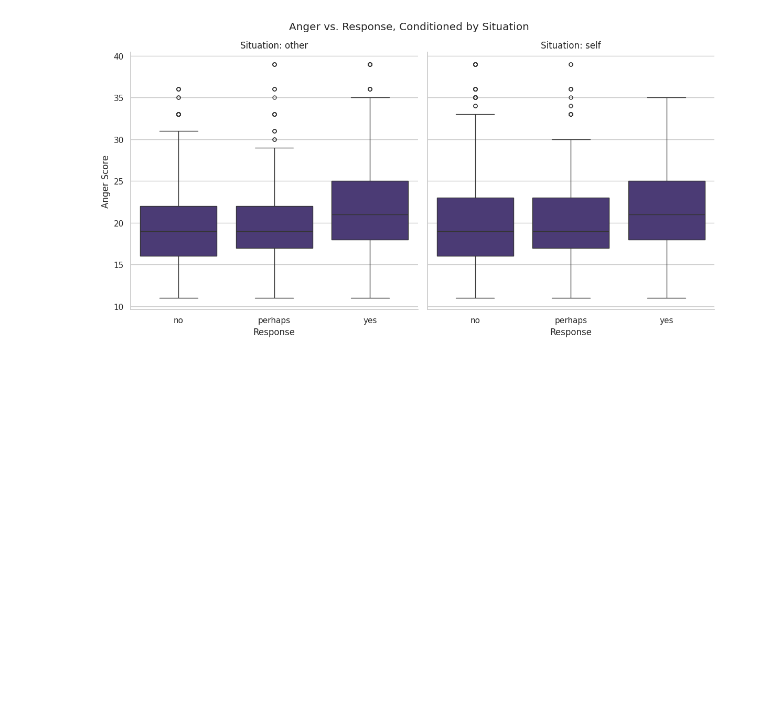
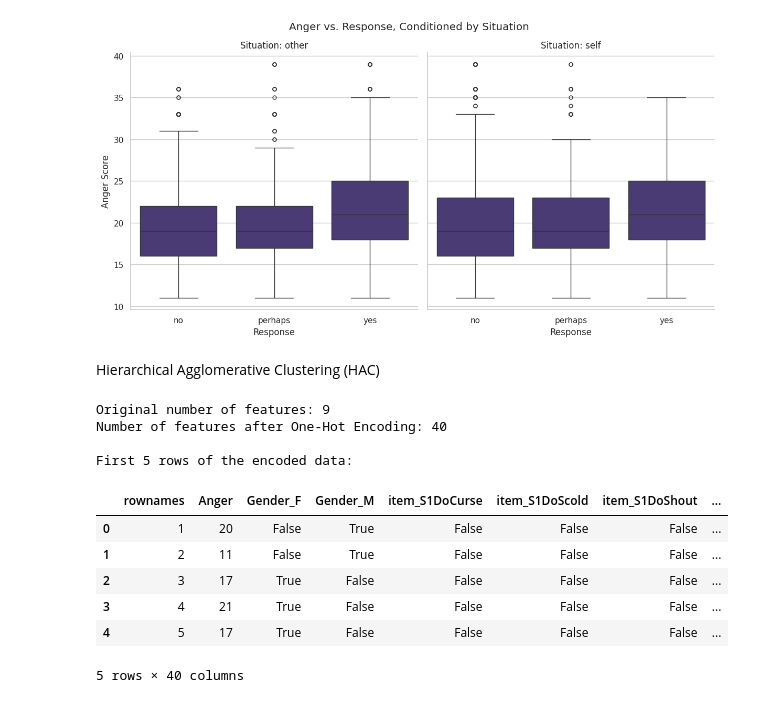
Before and after one commit to mukherjeeuttio/22BDS0148_EDA, a Jupyter notebook: 22BDS0148.ipynb, the cells around one changed output. Drawn from its saved outputs; the diff is of its cells as text; code cells hidden in the pictures; blank space fills up the shorter version.

```diff
--- a/22BDS0148.ipynb
+++ b/22BDS0148.ipynb
@@ -282,0 +287,2 @@ plt.show()
+# %% [markdown]
+Hierarchical Agglomerative Clustering (HAC)
@@ -282,0 +292,20 @@ plt.show()
+# %%
+# 2. Apply One-Hot Encoding to categorical features
+df_encoded = pd.get_dummies(features_for_clustering)
+
+print("Original number of features:", features_for_clustering.shape[1])
+print("Number of features after One-Hot Encoding:", df_encoded.shape[1])
+print("\nFirst 5 rows of the encoded data:")
+display(df_encoded.head())
+# %% [output]
+Original number of features: 9
+Number of features after One-Hot Encoding: 40
+
+First 5 rows of the encoded data:
+|  | rownames | Anger | Gender_F | Gender_M | item_S1DoCurse | item_S1DoScold | item_S1DoShout | ... |
+| 0 | 1 | 20 | False | True | False | False | False | ... |
+| 1 | 2 | 11 | False | True | False | False | False | ... |
+| 2 | 3 | 17 | True | False | False | False | False | ... |
+| 3 | 4 | 21 | True | False | False | False | False | ... |
+| 4 | 5 | 17 | True | False | False | False | False | ... |
+5 rows × 40 columns
```
Also changed, not shown: parts of 6 cells of this notebook.
